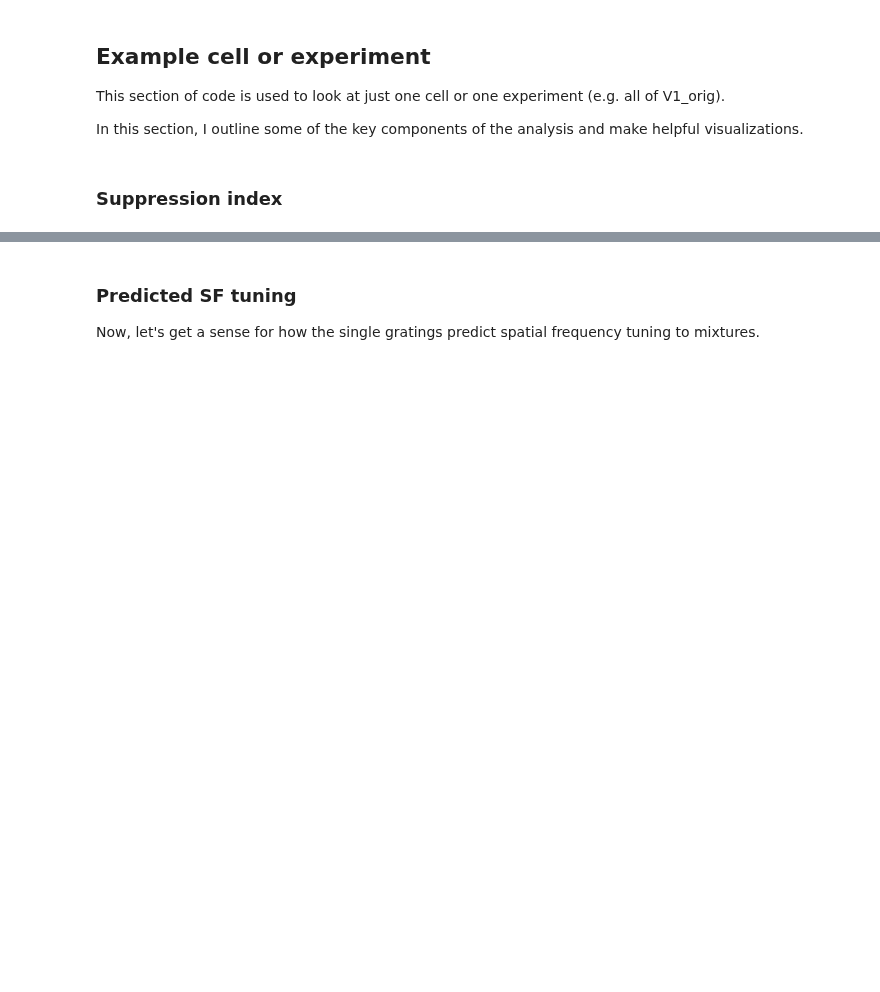
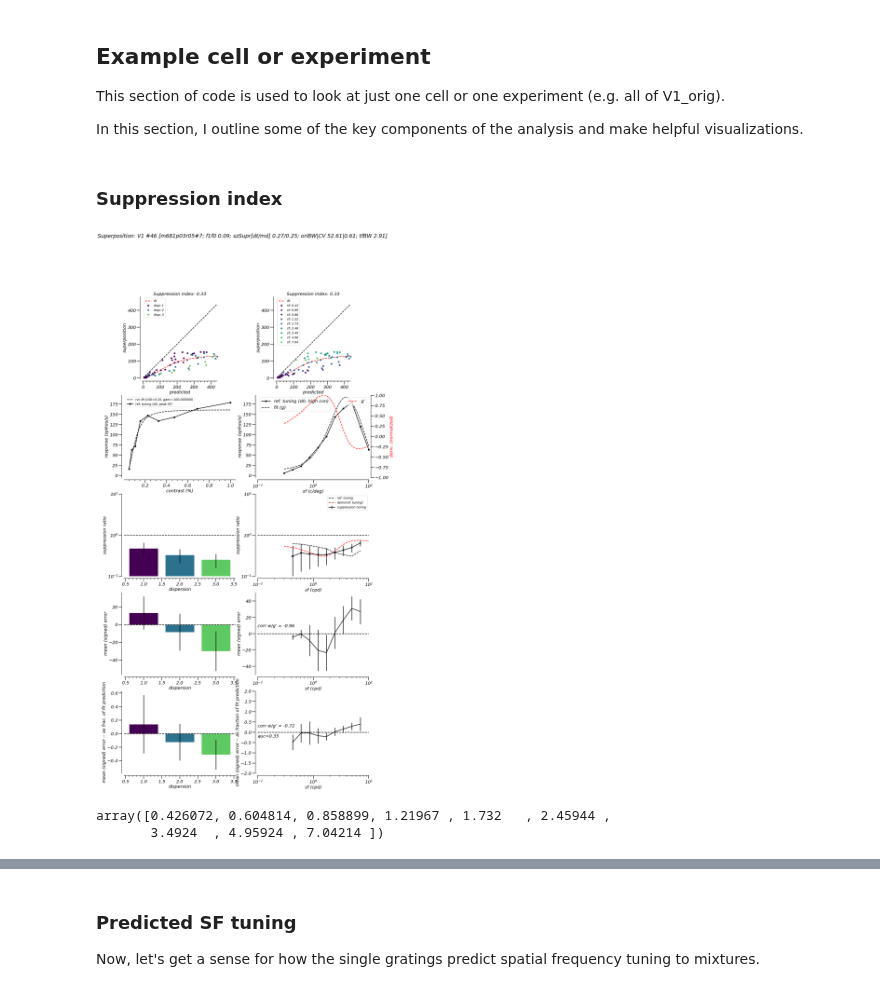
Before and after one commit to paul-levy/SF-diversity, a Jupyter notebook: superposition.ipynb, the cells around one changed output, grey strips where cells are left out. Cells and saved outputs as stored; diff of their text form; code cells hidden in the pictures; blank space fills up the shorter version.

Commit message:
added unsigned a.u.c. calculation to the superposition plots in both .py and .ipynb forms

```diff
--- a/superposition.ipynb
+++ b/superposition.ipynb
@@ -103,16 +103,16 @@ save_loc = basePath + expDir + 'figures/'
 dataList = hf.np_smart_load(dataPath + dataListNm);
 descrFits = hf.np_smart_load(dataPath + descrFits_name);
 # %%
-savePlt=1;
+savePlt=0;
 save_locSuper = save_loc + 'superposition_200305/'
 if not os.path.exists(save_locSuper):
     os.makedirs(save_locSuper)
 # %%
 # pick one cell? or a set?
-# cells = [21];
+cells = [46];
 
 # or do all?
-cells = np.arange(1, 1+len(dataList['unitName']))
+# cells = np.arange(1, 1+len(dataList['unitName']))
 
 # or or subset of all cells?
 # cells = np.setxor1d(np.arange(1, 1+len(dataList['unitName'])), np.array([2, 9, 13, 16, 18, 19, 24, 30, 29, 33, 34]))
@@ -412,6 +412,17 @@ for i in cells:
         ax[4,1].set_ylabel('mean (signed) error -- as fraction of fit prediction');
         ax[4,1].errorbar(all_sfs[val_sfs][sfInds], sfErrsNorm, sfErrsNormStd, color='k', linestyle='-', clip_on=False)
 
+        # compute the "area under curve" for the sfErrsNorm, and normalize by the octave span of SF values considered
+        val_errs = ~np.isnan(sfErrsNorm)
+        val_x = all_sfs[val_sfs][sfInds][val_errs]
+        oct_span = hf.bw_lin_to_log(val_x[0], val_x[-1])
+        # note that we square (to avoid negative values) and then sqrt (to restore original magnitude)
+        auc = np.trapz(np.sqrt(np.square(sfErrsNorm))[val_errs], x=val_x)
+        auc_norm = auc/oct_span;
+        curr_suppr['sfErrsNorm_AUC'] = auc_norm;
+        # - and put that value on the plot
+        ax[4,1].text(0.1, -0.25, 'auc=%.2f' % auc_norm);
+
         #########
         ### NOW, let's evaluate the derivative of the SF tuning curve and get the correlation with the errors
         #########
@@ -449,30 +460,37 @@ for i in cells:
         ax[3,1].text(0.1, 0.25*np.nanmax(sfErrs), 'corr w/g\' = %.2f' % corr_nsf)
         ax[4,1].text(0.1, 0.25, 'corr w/g\' = %.2f' % corr_nsfN)
 
         # make a polynomial fit
         hmm = np.polyfit(allSum, allMix, deg=1) # returns [a, b] in ax + b
         curr_suppr['supr_index'] = hmm[0];
 
         suppr_cell[i] = curr_suppr;
 
         for j in range(1):
             for jj in range(nCols):
                 ax[j, jj].axis('square')
                 ax[j, jj].set_xlabel('predicted');
                 ax[j, jj].set_ylabel('superposition');
                 ax[j, jj].plot([0, 1*maxResp], [0, 1*maxResp], 'k--')
                 ax[j, jj].set_xlim((-5, maxResp));
                 ax[j, jj].set_ylim((-5, 1.1*maxResp));
                 ax[j, jj].set_title('Suppression index: %.2f' % hmm[0])
                 ax[j, jj].legend(fontsize='x-small');
 
         fSuper.suptitle('Superposition: %s #%d [%s; f1f0 %.2f; szSupr[dt/md] %.2f/%.2f; oriBW|CV %.2f|%.2f; tfBW %.2f]' % (cellType, which_cell, cellName, f1f0_rat, suprDat, suprMod, oriBW, oriCV, tfBW))
 
         if savePlt:
             save_name = 'cell_%03d.pdf' % which_cell
             pdfSv = pltSave.PdfPages(str(save_locSuper + save_name));
             pdfSv.savefig(fSuper)
             pdfSv.close();
 
     except: # i.e. ignore this cell - some cells have improper data/expo files
         pass;
+# %% [output]
+[figure, added]
+# %%
+all_sfs[val_sfs][sfInds]
+# %% [output]
+array([0.426072, 0.604814, 0.858899, 1.21967 , 1.732   , 2.45944 ,
+       3.4924  , 4.95924 , 7.04214 ])
```
Also changed, not shown: parts of 4 cells of this notebook, 1 other file.
